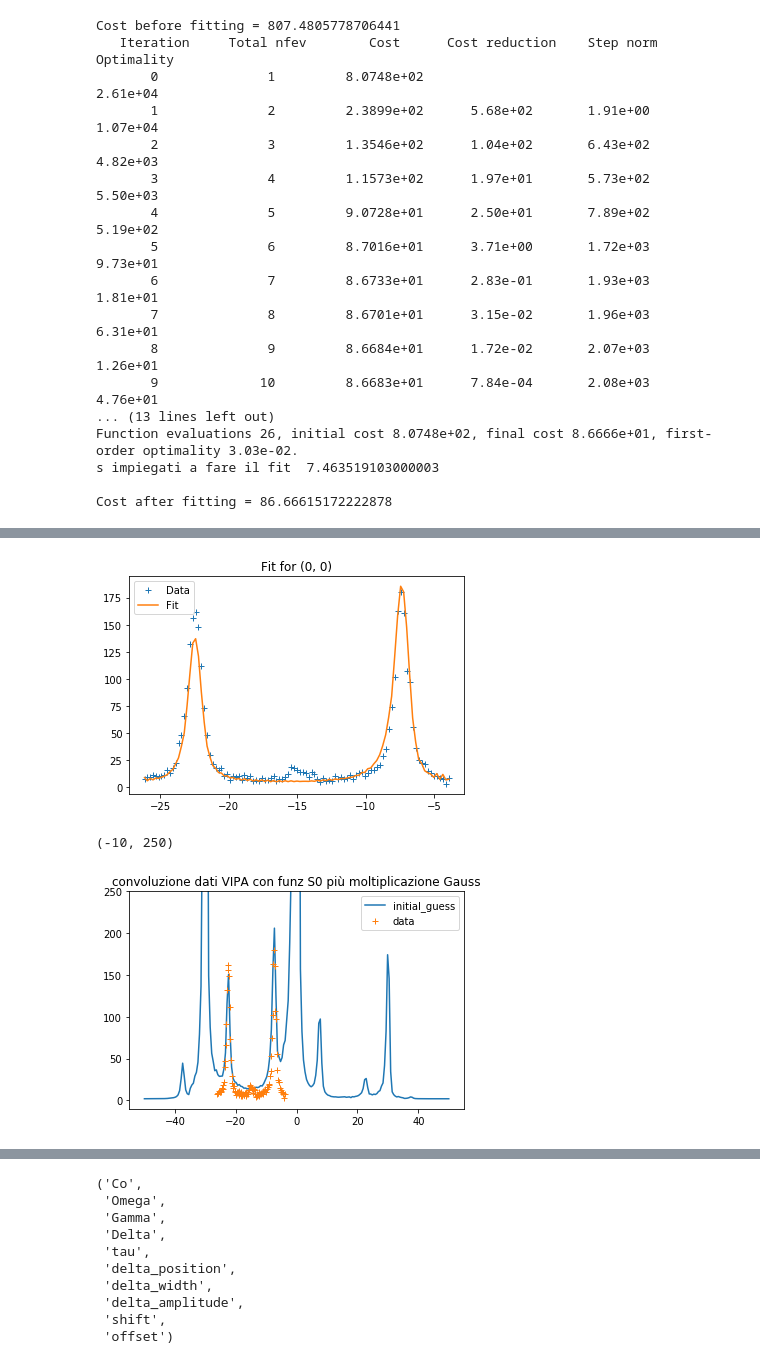
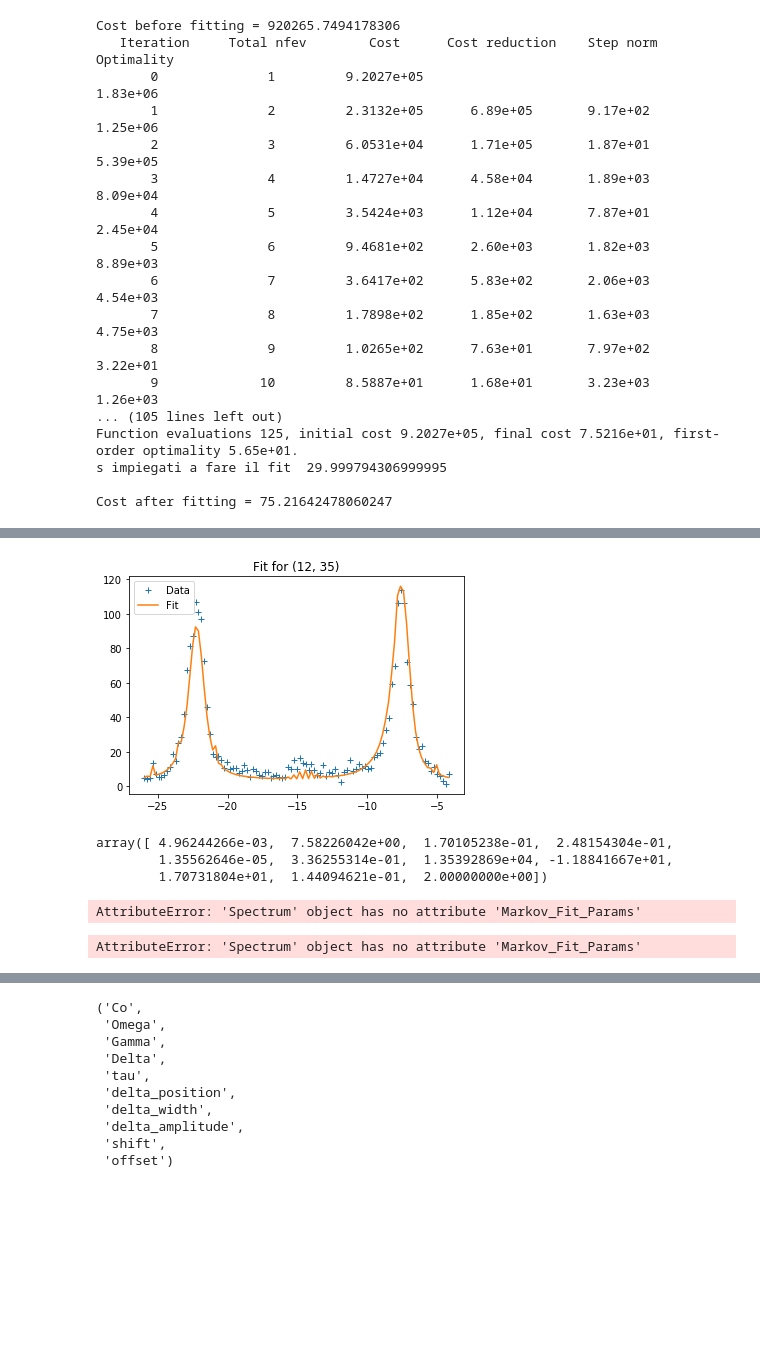
Before and after one commit to flautodipan/Python_Libraries, a Jupyter notebook: Experimentum_single.ipynb, the cells around one changed output, grey strips where cells are left out. Saved outputs shown, nothing was run; the diff lists cells and outputs as text; code cells hidden in the pictures; blank space fills up the shorter version.

```diff
--- a/Experimentum_single.ipynb
+++ b/Experimentum_single.ipynb
@@ -80,7 +72,7 @@ p0_almost = np.array([ 1.07186924e-01,  7.63051819e+00,  1.33280055e-01,  1.9751
 # %%
 #0) importo dati e inizializzo oggetti
-i   =   0
-j   =   0
+i   =   12
+j   =   35
 y    =   Import_from_Matlab(spectra_filename, now_path, var_name = 'y3')[i][j]
 Data    =   Exp.Spectrum(name = str((i,j)))
 Data.Get_Spectrum(y = np.resize(y, np.max(y.shape)), offset = 183., cut = pre_cut, cut_range = (10, 175))
@@ -161,35 +153,46 @@ plt.legend()
 # %%
 #3) fit markoviano
-rules_markov_bound     =   ('positive', 0.2, 'positive', [-2,2], 'positive', 'positive', 0.2, 0.015, 0.0025, 'inf', [-2, 2])
+
+if (nature != 'brillouin_higher') & (nature != 'brillouin_highest'):
+
+    columns = cols_mark
+    Data.Get_Fit_Bounds(rules_markov_bounds, columns)
+
+else:
+    columns = cols_mark_nodelta
+    Data.Get_Fit_Bounds(rules_markov_bounds[0:3]+rules_markov_bounds[6:], columns)
+
+columns = cols_mark
+Data.Get_Fit_Bounds(rules_markov_bounds, columns)
 
 Data.Get_VIPA_for_fit(mode = 'interpolate', interpolation_density = 500)
 
-p0s = [Data.p0[list(cols_mark)].values[0], p0_almost, p0_brillouin, p0_normal]
-Data.Get_Best_p0(p0s, cols_mark)
-Data.Get_cost_markov(Data.p0[list(cols_mark)].values[0], columns = cols_mark)
+p0s = [Data.p0[list(columns)].values[0]]#, p0_almost, p0_brillouin, p0_normal]
+Data.Get_Best_p0(p0s, columns)
+Data.Get_cost_markov(Data.p0[list(columns)].values[0], columns = columns)
 print('Cost before fitting = {}'.format(Data.cost_markov))
-Data.Get_Fit_Bounds(rules_markov_bound, cols_mark)
-_= Data.Non_Linear_Least_Squares_Markov(cols_mark, bound = (Data.bounds['down'].values, Data.bounds['up'].values), verbose = 2, max_nfev = 200, fig = True, zoom = False)
+
+_= Data.Non_Linear_Least_Squares_Markov(columns, bound = (Data.bounds['down'].values, Data.bounds['up'].values), verbose = 2, max_nfev = 200, fig = True, zoom = False)
 #_ = Data.Non_Linear_Least_Squares_Markov(bound = (Data.bounds['down'].values, Data.bounds['up'].values),  max_nfev = 500)
-Data.Get_cost_markov(Data.Markov_Fit_Params.values[0], columns = cols_mark)
+Data.Get_cost_markov(Data.Markov_Fit_Params.values[0], columns = columns)
 print('Cost after fitting = {}\n'.format(Data.cost_markov))
 Data.Markov_Fit_Params
 # %% [output]
-Cost before fitting = 807.4805778706441
+Cost before fitting = 920265.7494178306
    Iteration     Total nfev        Cost      Cost reduction    Step norm     Optimality
-       0              1         8.0748e+02                                    2.61e+04
-       1              2         2.3899e+02      5.68e+02       1.91e+00       1.07e+04
-       2              3         1.3546e+02      1.04e+02       6.43e+02       4.82e+03
-       3              4         1.1573e+02      1.97e+01       5.73e+02       5.50e+03
-       4              5         9.0728e+01      2.50e+01       7.89e+02       5.19e+02
-       5              6         8.7016e+01      3.71e+00       1.72e+03       9.73e+01
-       6              7         8.6733e+01      2.83e-01       1.93e+03       1.81e+01
-       7              8         8.6701e+01      3.15e-02       1.96e+03       6.31e+01
-       8              9         8.6684e+01      1.72e-02       2.07e+03       1.26e+01
-       9             10         8.6683e+01      7.84e-04       2.08e+03       4.76e+01
-... (13 lines left out)
-Function evaluations 26, initial cost 8.0748e+02, final cost 8.6666e+01, first-order optimality 3.03e-02.
-s impiegati a fare il fit  7.463519103000003
+       0              1         9.2027e+05                                    1.83e+06
+       1              2         2.3132e+05      6.89e+05       9.17e+02       1.25e+06
+       2              3         6.0531e+04      1.71e+05       1.87e+01       5.39e+05
+       3              4         1.4727e+04      4.58e+04       1.89e+03       8.09e+04
+       4              5         3.5424e+03      1.12e+04       7.87e+01       2.45e+04
+       5              6         9.4681e+02      2.60e+03       1.82e+03       8.89e+03
+       6              7         3.6417e+02      5.83e+02       2.06e+03       4.54e+03
+       7              8         1.7898e+02      1.85e+02       1.63e+03       4.75e+03
+       8              9         1.0265e+02      7.63e+01       7.97e+02       3.22e+01
+       9             10         8.5887e+01      1.68e+01       3.23e+03       1.26e+03
+... (105 lines left out)
+Function evaluations 125, initial cost 9.2027e+05, final cost 7.5216e+01, first-order optimality 5.65e+01.
+s impiegati a fare il fit  29.999794306999995
 
-Cost after fitting = 86.66615172222878
+Cost after fitting = 75.21642478060247
 |  | Co | Omega | Gamma | delta_position | delta_width | delta_amplitude | A | mu | sigma | ... |
@@ -199,10 +202,19 @@ Cost after fitting = 86.66615172222878
-[figure, old version]
+[figure, new version]
+# %%
+Data.Markov_Fit_Params.values[0]
+# %% [output]
+array([ 4.96244266e-03,  7.58226042e+00,  1.70105238e-01,  2.48154304e-01,
+        1.35562646e-05,  3.36255314e-01,  1.35392869e+04, -1.18841667e+01,
+        1.70731804e+01,  1.44094621e-01,  2.00000000e+00])
+# %%
+Data.Markov_Fit_Params
+# %% [output]
+AttributeError: 'Spectrum' object has no attribute 'Markov_Fit_Params'
 # %%
 _ = Data.Gauss_Convolve_Markovian_Response(Data.Markov_Fit_Params.values[0], fantoccio = (-50, 50), fig = True, compare = True)
 plt.ylim(-10, 250)
 # %% [output]
-(-10, 250)
+AttributeError: 'Spectrum' object has no attribute 'Markov_Fit_Params'
-[figure, removed]
 # %%
 #4) fit totale
 rules_tot_bounds                    =   (0.2, 0.01, 0.01, 'positive', 'positive', 0.01, 0.01, 0.01, 'inf', 0.5)
```
Also changed, not shown: parts of 12 cells of this notebook, 4 other files.
